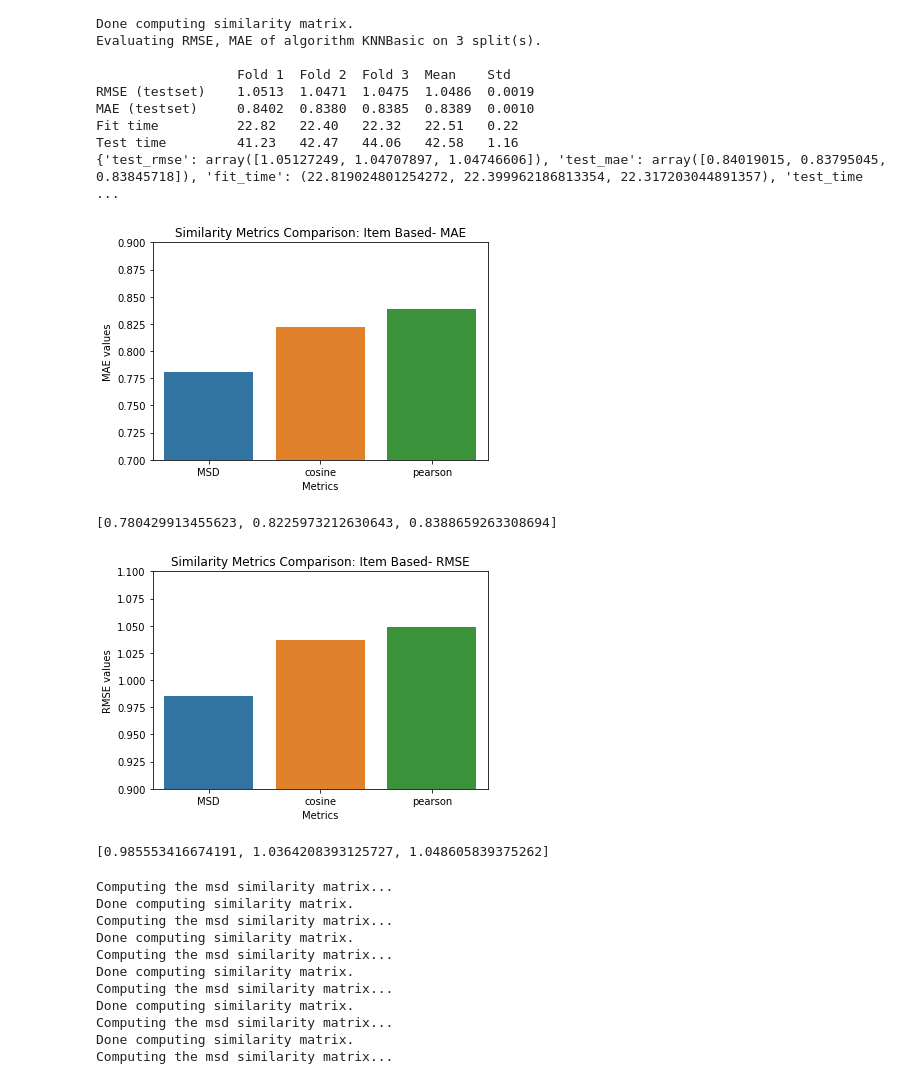
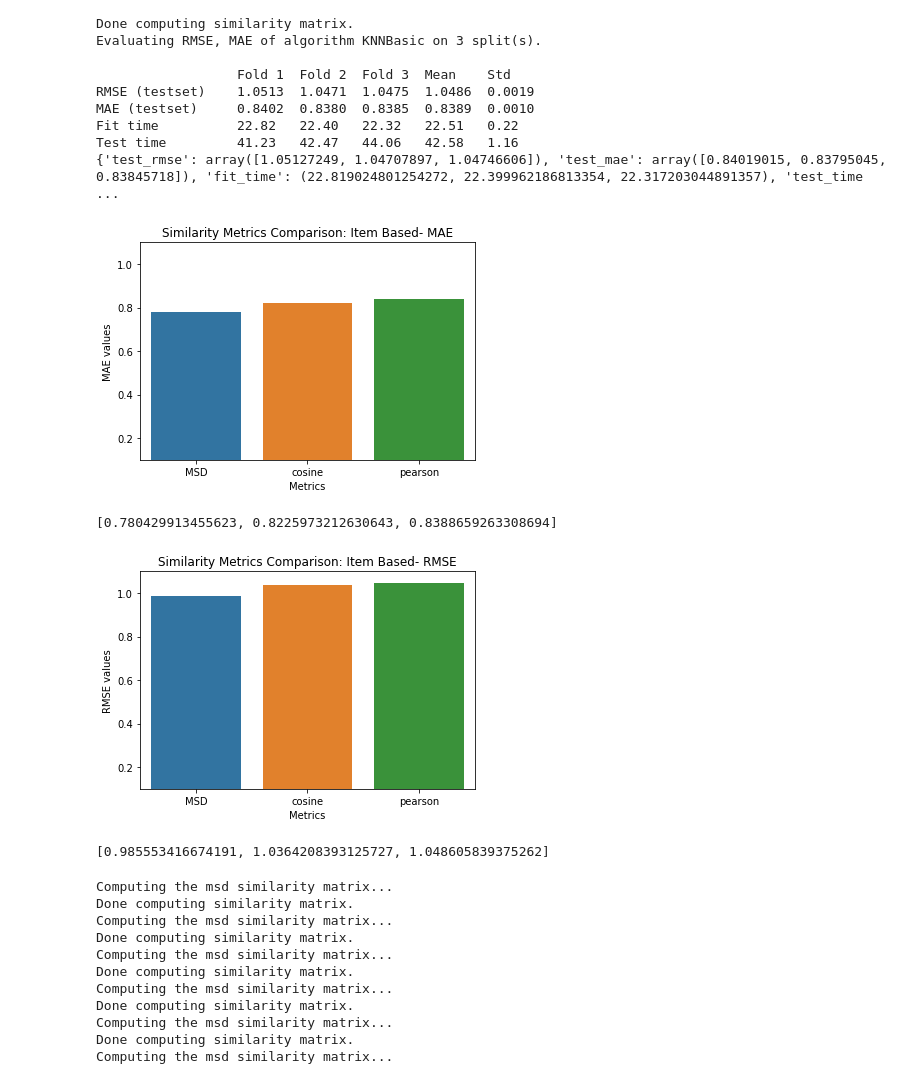
Before and after one commit to priscilla304/Machine_Learning, a Jupyter notebook: assignmet7ml.ipynb, the cells around one changed output. Drawn from its saved outputs; the diff is of its cells as text; code cells hidden in the pictures.

```diff
--- a/assignmet7ml.ipynb
+++ b/assignmet7ml.ipynb
@@ -284,25 +284,25 @@ ax = sns.barplot(metrics, series.values)
 ax.set_title("Similarity Metrics Comparison: Item Based- MAE")
 ax.set_ylabel('MAE values')
 ax.set_xlabel('Metrics')
-ax.set_ylim(.7, 0.9)
+ax.set_ylim(.1, 1.1)
 plt.show()
 print(vals)
 # %% [output]
-[figure, old version]
+[figure, new version]
 [0.780429913455623, 0.8225973212630643, 0.8388659263308694]
 # %%
 vals = [np.mean(perf_msd['test_rmse']), np.mean(perf_cosine['test_rmse']), np.mean(perf_pearson['test_rmse'])]
 metrics = np.array(['MSD', 'cosine', 'pearson'])
 series = pd.Series(name='RMSE', data=vals)
 ax = sns.barplot(metrics, series.values)
 ax.set_title("Similarity Metrics Comparison: Item Based- RMSE")
 ax.set_ylabel('RMSE values')
 ax.set_xlabel('Metrics')
-ax.set_ylim(.9,1.1)
+ax.set_ylim(.1,1.1)
 plt.show()
 print(vals)
 # %% [output]
-[figure, old version]
+[figure, new version]
 [0.985553416674191, 1.0364208393125727, 1.048605839375262]
 # %%
 #TEST
```
Also changed, not shown: parts of 2 cells of this notebook.
